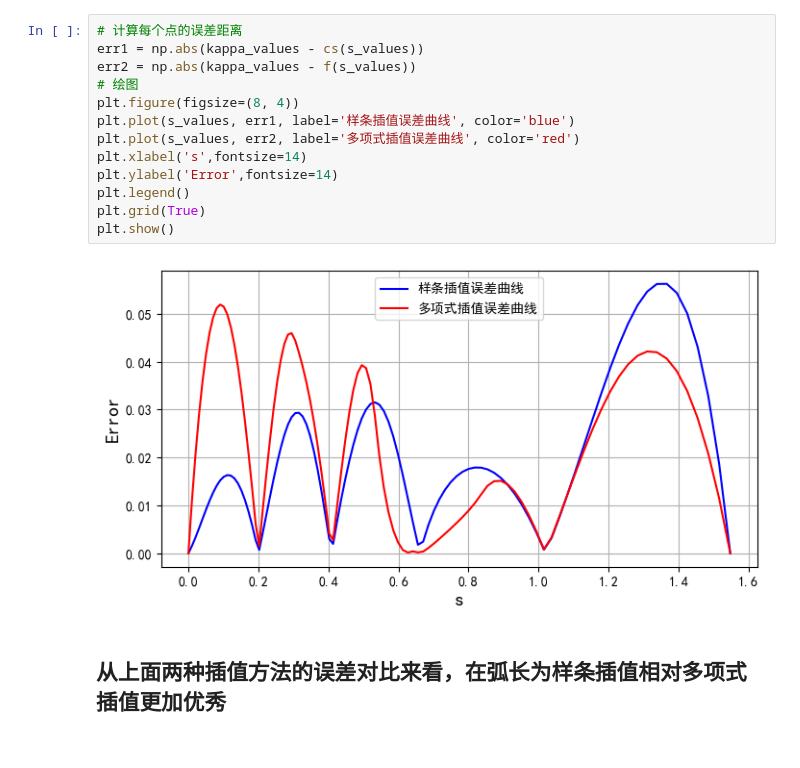
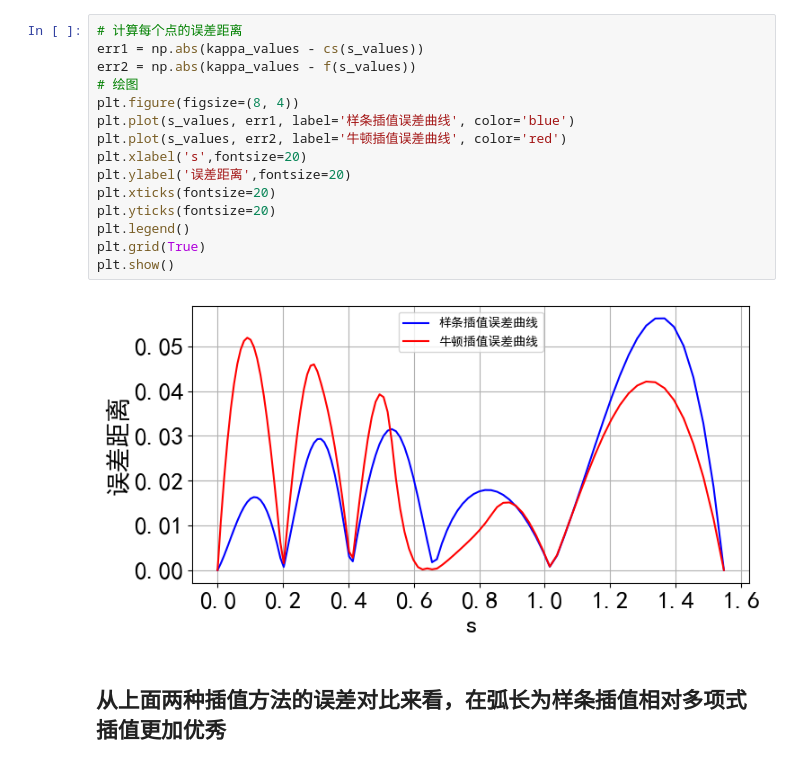
Before and after one commit to JesterHey/2024------, a Jupyter notebook: 插值方法的误差对比.ipynb, the cells around one changed output. Cells and saved outputs as stored; diff of their text form.

```diff
--- a/插值方法的误差对比.ipynb
+++ b/插值方法的误差对比.ipynb
@@ -117,18 +125,20 @@ plt.show()
 # %%
 # 计算每个点的误差距离
 err1 = np.abs(kappa_values - cs(s_values))
 err2 = np.abs(kappa_values - f(s_values))
 # 绘图
 plt.figure(figsize=(8, 4))
 plt.plot(s_values, err1, label='样条插值误差曲线', color='blue')
-plt.plot(s_values, err2, label='多项式插值误差曲线', color='red')
-plt.xlabel('s',fontsize=14)
-plt.ylabel('Error',fontsize=14)
+plt.plot(s_values, err2, label='牛顿插值误差曲线', color='red')
+plt.xlabel('s',fontsize=20)
+plt.ylabel('误差距离',fontsize=20)
+plt.xticks(fontsize=20)
+plt.yticks(fontsize=20)
 plt.legend()
 plt.grid(True)
 plt.show()
 # %% [output]
-[figure, old version]
+[figure, new version]
 # %% [markdown]
 ## 从上面两种插值方法的误差对比来看，在弧长为样条插值相对多项式插值更加优秀
 # %% [markdown]
```
Also changed, not shown: parts of 4 cells of this notebook, 2 other files.
